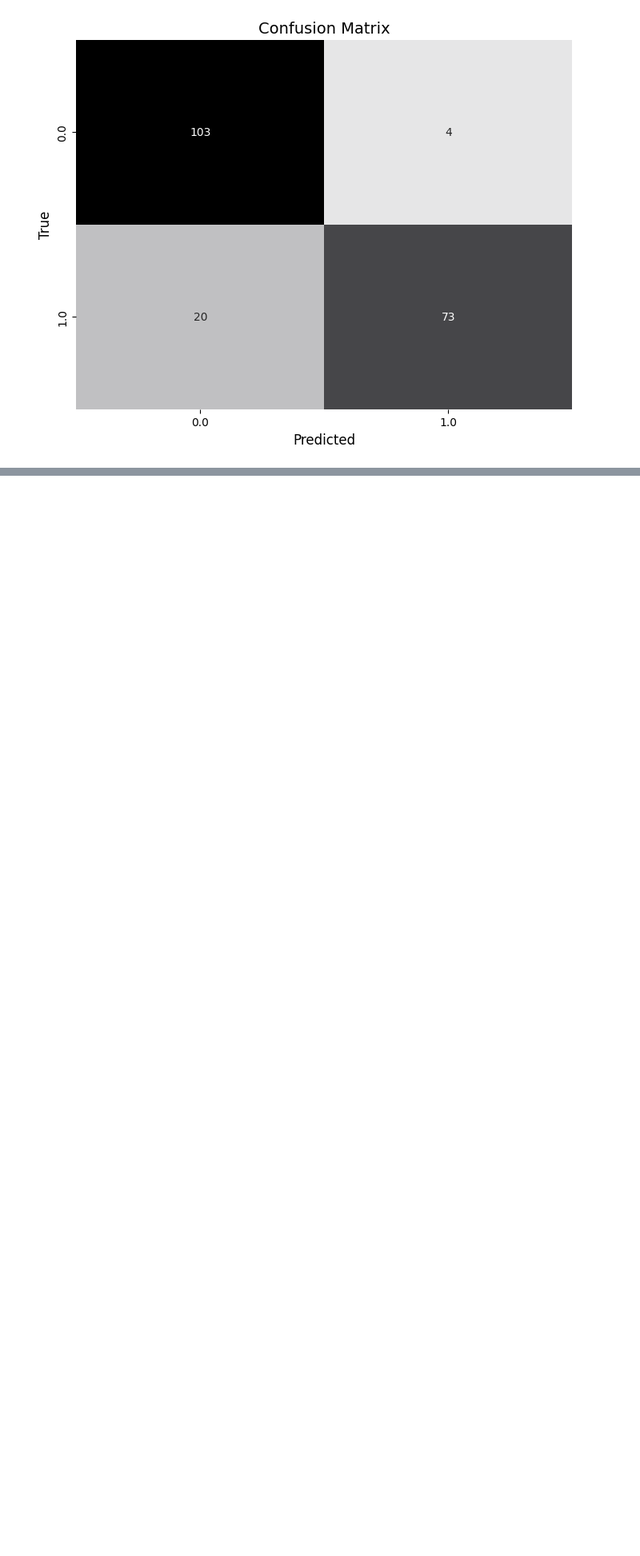
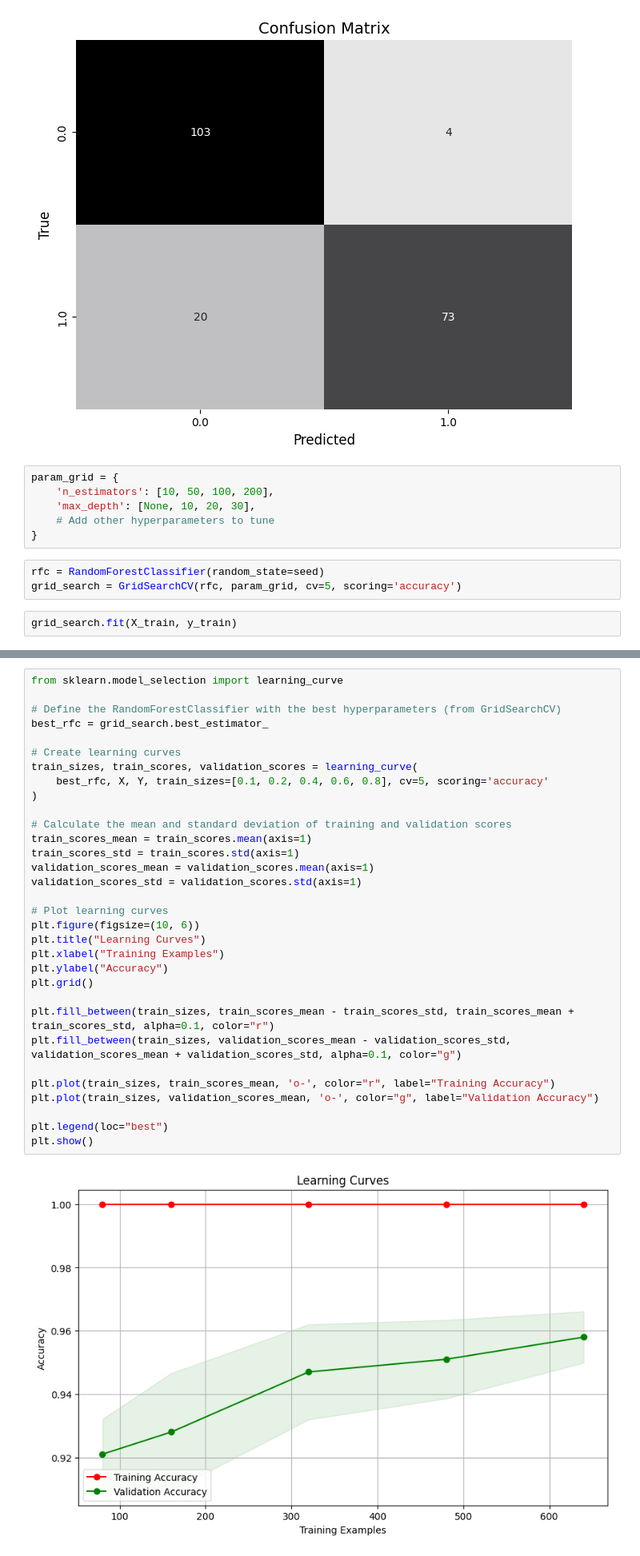
Before and after one commit to aratrikchandra/Fake-News-Detection-Text-Classification, a Jupyter notebook: RandomForestClassifier/RandomForestWithHateSpeech.ipynb, the cells around one changed output, grey strips where cells are left out. Shown: that part at 80% size. Cells and saved outputs as stored; diff of their text form; blank space fills up the shorter version.

Commit message:
Adding Cross Validation

```diff
--- a/RandomForestClassifier/RandomForestWithHateSpeech.ipynb
+++ b/RandomForestClassifier/RandomForestWithHateSpeech.ipynb
@@ -208,3 +208,14 @@ plt.yticks(fontsize=10)
 plt.show()
 # %% [output]
 [figure]
+# %%
+param_grid = {
+    'n_estimators': [10, 50, 100, 200],
+    'max_depth': [None, 10, 20, 30],
+    # Add other hyperparameters to tune
+}
+# %%
+rfc = RandomForestClassifier(random_state=seed)
+grid_search = GridSearchCV(rfc, param_grid, cv=5, scoring='accuracy')
+# %%
+grid_search.fit(X_train, y_train)
@@ -210,0 +263,34 @@ plt.show()
+# %%
+from sklearn.model_selection import learning_curve
+
+# Define the RandomForestClassifier with the best hyperparameters (from GridSearchCV)
+best_rfc = grid_search.best_estimator_
+
+# Create learning curves
+train_sizes, train_scores, validation_scores = learning_curve(
+    best_rfc, X, Y, train_sizes=[0.1, 0.2, 0.4, 0.6, 0.8], cv=5, scoring='accuracy'
+)
+
+# Calculate the mean and standard deviation of training and validation scores
+train_scores_mean = train_scores.mean(axis=1)
+train_scores_std = train_scores.std(axis=1)
+validation_scores_mean = validation_scores.mean(axis=1)
+validation_scores_std = validation_scores.std(axis=1)
+
+# Plot learning curves
+plt.figure(figsize=(10, 6))
+plt.title("Learning Curves")
+plt.xlabel("Training Examples")
+plt.ylabel("Accuracy")
+plt.grid()
+
+plt.fill_between(train_sizes, train_scores_mean - train_scores_std, train_scores_mean + train_scores_std, alpha=0.1, color="r")
+plt.fill_between(train_sizes, validation_scores_mean - validation_scores_std, validation_scores_mean + validation_scores_std, alpha=0.1, color="g")
+
+plt.plot(train_sizes, train_scores_mean, 'o-', color="r", label="Training Accuracy")
+plt.plot(train_sizes, validation_scores_mean, 'o-', color="g", label="Validation Accuracy")
+
+plt.legend(loc="best")
+plt.show()
+# %% [output]
+[figure, added]
```
Also changed, not shown: parts of 4 cells of this notebook.
